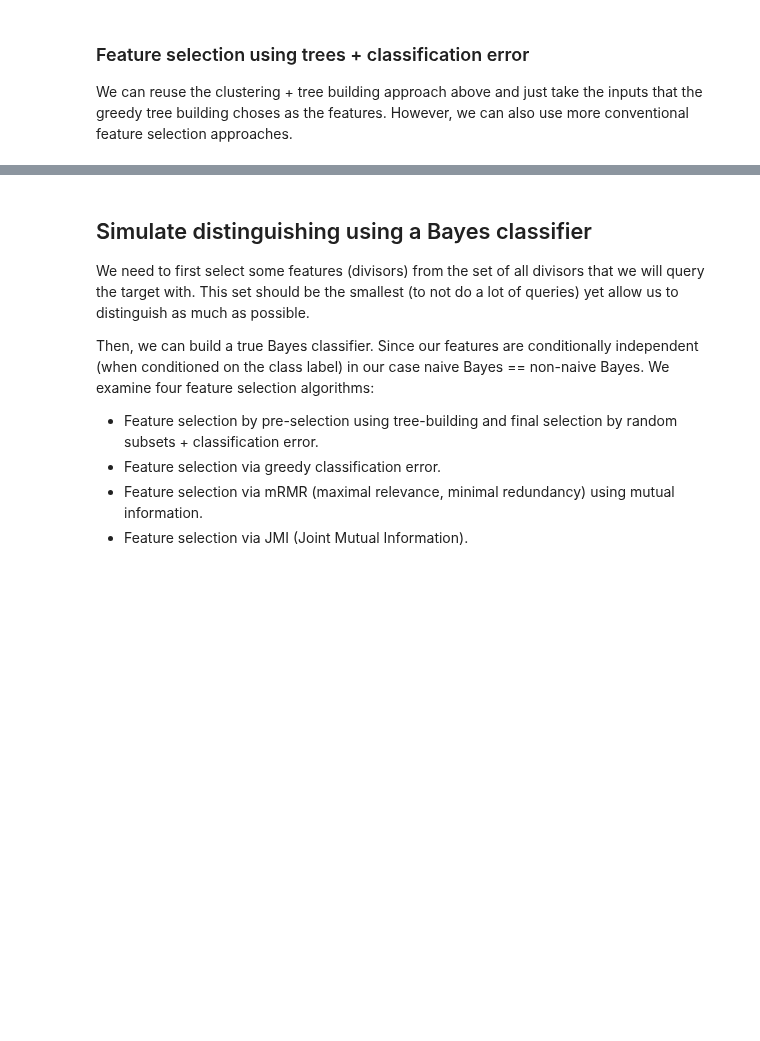
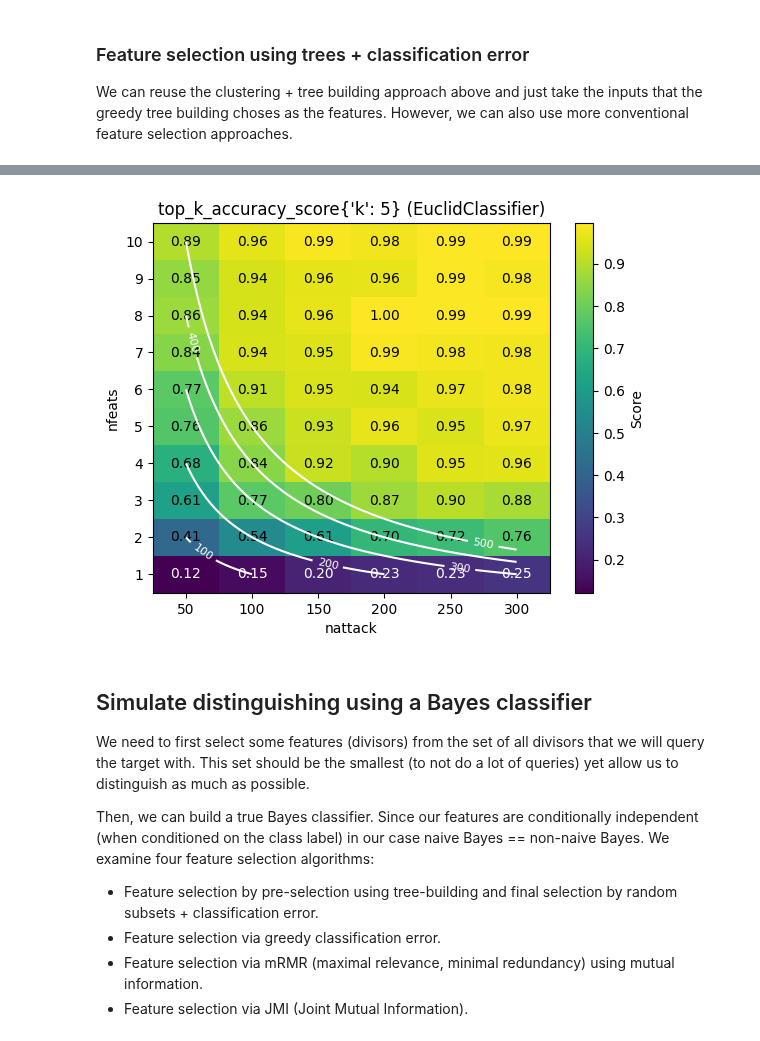
Before and after one commit to crocs-muni/ECTester, a Jupyter notebook: epare/distinguish.ipynb, the cells around one changed output, grey strips where cells are left out. Drawn from its saved outputs; the diff is of its cells as text; code cells hidden in the pictures; blank space fills up the shorter version.

```diff
--- a/epare/distinguish.ipynb
+++ b/epare/distinguish.ipynb
@@ -86,7 +52,7 @@ nbuild = 10000
 alpha = 0.05
 # %%
 # Now go over all divisors, cluster based on overlapping CI for given n?
-io_map = {mult:{} for mult in distributions_mults.keys()}
+io_map = {mult:{} for mult in allmults}
 for divisor in allfeats:
     prev_ci_low = None
     prev_ci_high = None
@@ -135,6 +113,6 @@ print(dmap.describe())
 # %%
 # build a tree
 with silent():
-    tree = Tree.build(set(distributions_mults.keys()), dmap)
+    tree = Tree.build(set(allmults), dmap)
 # %%
 print(tree.describe())
@@ -150,7 +161,7 @@ for nattack in trange(100, 10000, 100):
     successes = 0
     pathiness = 0
     for i in range(simulations):
-        true_mult = random.choice(list(distributions_mults.keys()))
+        true_mult = random.choice(allmults)
         probmap = distributions_mults[true_mult]
         node = tree.root
         while True:
@@ -285,8 +600,12 @@ def find_features_random(feat_subset, nfeat_range, nattack_range, num_workers, f
 # %%
 simulations = 500
-retries = 200
-nfeats = trange(1, 11, leave=False, desc="nfeats")
-nattack = trange(50, 350, 50, leave=False, desc="nattack")
+retries = 500
+nattack = range(50, 350, 50)
+nfeats = range(1, 11)
 num_workers = 30
 
-selected_random_euclid = find_features_random(feats_in_tree, nfeats, nattack, num_workers, retries, simulations, euclid)
+euclid_classifier = EuclidClassifier()
+tree_random_subsets = RandomFeatures(sorted(feats_in_tree), distributions_mults, num_workers,
+                                     simulations, euclid_classifier, top_5_scorer, retries)
+
+tre = feature_search(nfeats, nattack, tree_random_subsets, restarts=True)
@@ -293,3 +626,7 @@ selected_random_euclid = find_features_random(feats_in_tree, nfeats, nattack, nu
+# %%
+plot_performance(euclid_classifier, top_5_scorer, 500, tre, distributions_mults)
+# %% [output]
+[figure, added]
 # %% [markdown]
 ## Simulate distinguishing using a Bayes classifier
 
```
Also changed, not shown: parts of 20 cells of this notebook.
